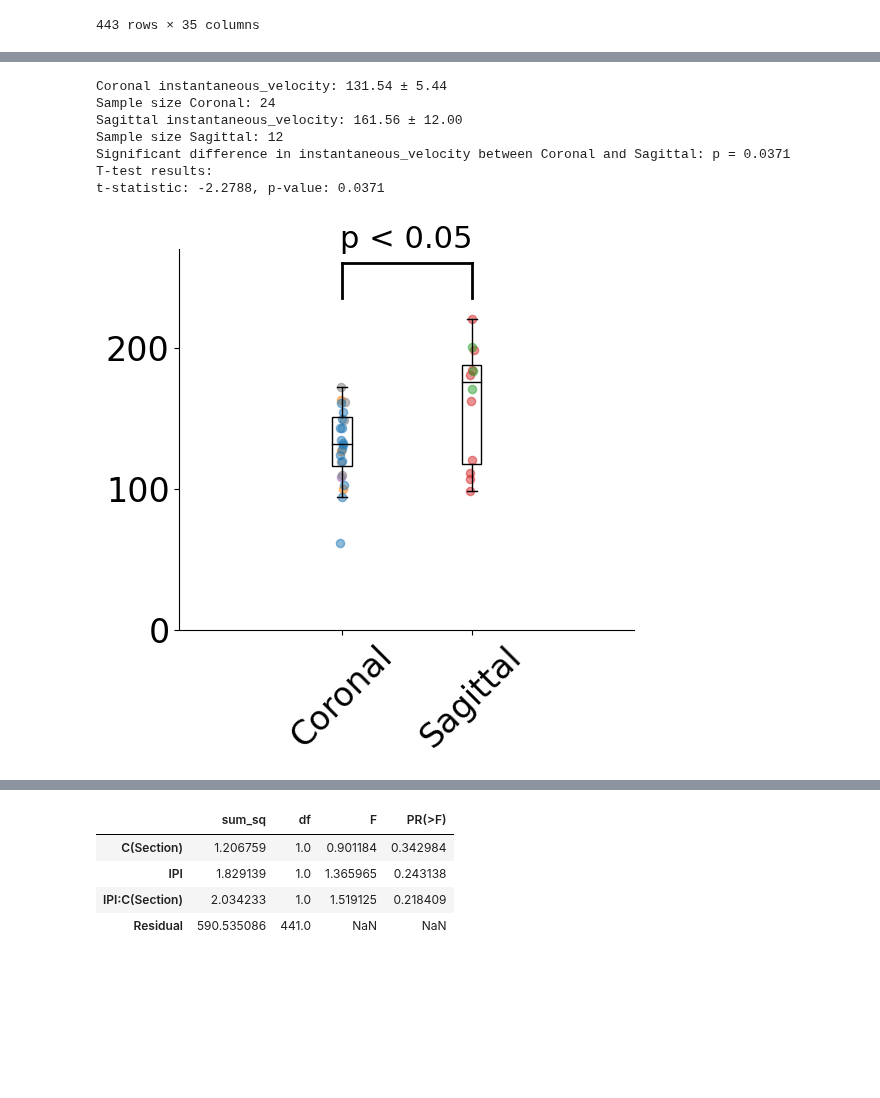
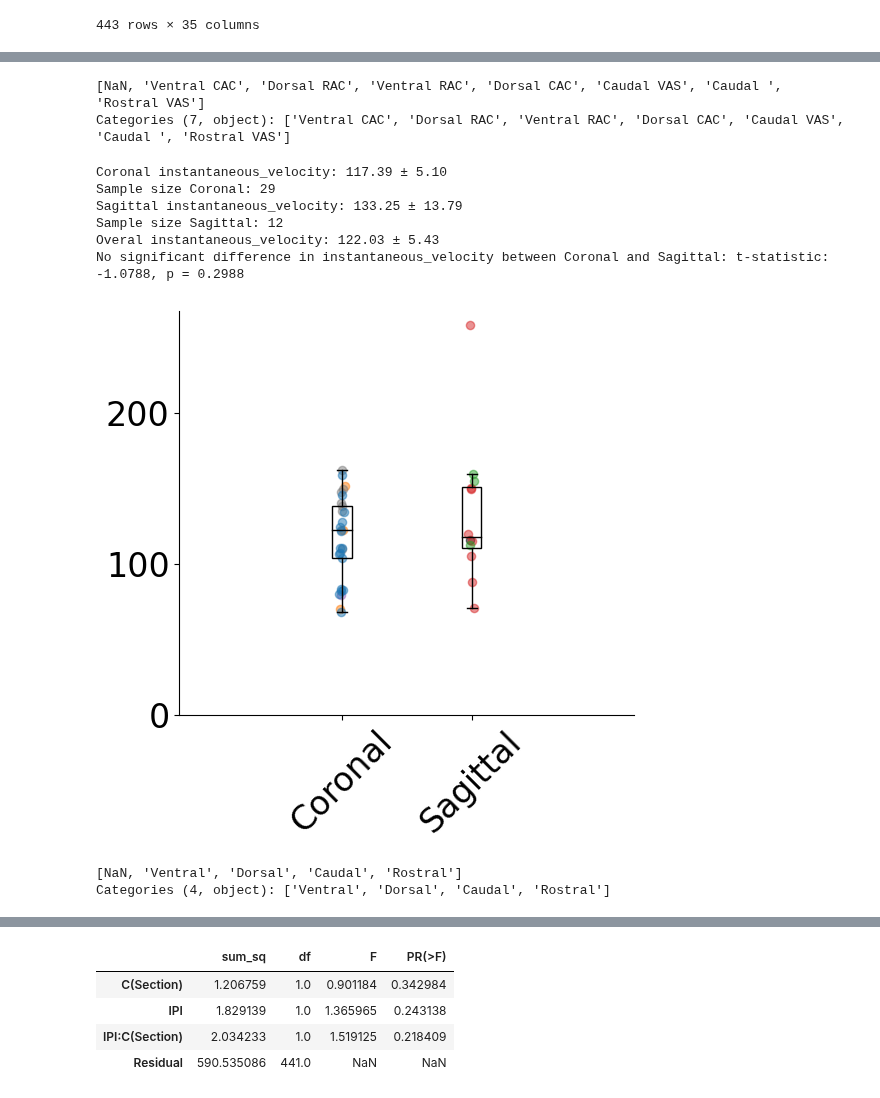
Before and after one commit to john-judge/TSM-to-ZDA, a Jupyter notebook: PPR_scnn1a_single_Apr2025.ipynb, the cells around one changed output, grey strips where cells are left out. Saved outputs shown, nothing was run; the diff lists cells and outputs as text; code cells hidden in the pictures; blank space fills up the shorter version.

```diff
--- a/PPR_scnn1a_single_Apr2025.ipynb
+++ b/PPR_scnn1a_single_Apr2025.ipynb
@@ -429,11 +432,10 @@ barrel_df
 439 rows × 29 columns
 # %%
 # read in final ladder velocities as well 'export_summary_final_velocity_ladders.csv'
-ladder_df = 'C:/Users/jjudge3/Desktop/Data/crossing_PPR/export_summary_final_velocity_ladders.csv'
+ladder_df = 'C:/Users/jjudge3/Desktop/Data/crossing_PPR/export_summary_final_velocity_ladders_backup.csv'
 ladder_df = pd.read_csv(ladder_df)
 
 # only Layer == 'L4'
 ladder_df = ladder_df[ladder_df['Layer'] == 'L4']
-print(ladder_df['Medial/Lateral'].unique())
 ladder_df
 # %% [output]
@@ -1065,6 +1141,8 @@ for metric in ['instantaneous_velocity', ]:
         barrel_type_lumped = barrel_type.split(' ')[0]  # get the first part of the barrel type
         df = ladder_df.copy()
         df = df[df['Detailed_Section'] == barrel_type]
+        print(df['instantaneous_velocity'], df)
+
         # if halfwidth, only positive values. If latency, only positive values < 20
         if metric == 'latency':
             df = df[df[metric] < 20]
@@ -1137,6 +1215,13 @@ for metric in ['instantaneous_velocity', ]:
     print(f"\n\nANOVA results for {metric}:")
     print(anova_results)
 
+    # Tukey's HSD test for post-hoc analysis
+    clean_tukey_df = anova_df.filter(items=[metric, 'Barrel_Type']).dropna()
+    tukey = pairwise_tukeyhsd(endog=clean_tukey_df[metric],
+                                 groups=clean_tukey_df['Barrel_Type'],
+                                    alpha=0.05)
+    print("\nTukey's HSD test results:")
+    print(tukey)
 
     # significance testing
     next_bar = 0
@@ -1221,3 +1306,8 @@ t-statistic: 5.0429, p-value: 0.0060
+# %%
+ladder_df['Detailed_Section'].unique()
+# %% [output]
+[NaN, 'Ventral CAC', 'Dorsal RAC', 'Ventral RAC', 'Dorsal CAC', 'Caudal VAS', 'Caudal ', 'Rostral VAS']
+Categories (7, object): ['Ventral CAC', 'Dorsal RAC', 'Ventral RAC', 'Dorsal CAC', 'Caudal VAS', 'Caudal ', 'Rostral VAS']
 # %%
 # hw, lat, and amp between rostral and caudal barrels (Sagittal), medial and lateral barrels (Coronal), and coronal and sagittal sections
 # use only pulse 1 data and exclude is_single_pulse_control = 1
@@ -1233,7 +1323,7 @@ section_colors = {
     'Coronal': 'tab:blue',
     'Sagittal': 'red',
 }
-
+outlier_lim = 700
 
 # don't use seaborn, use matplotlib
 # and plot only positive values
@@ -1253,8 +1343,8 @@ for metric in ['instantaneous_velocity', ]:
         if metric == 'latency':
             df = df[df[metric] < 20]
         if metric == 'instantaneous_velocity':
-            # outliers are values > 300
-            df = df[(df[metric] < 500) & (df[metric] > 50)]
+            # outliers
+            df = df[(df[metric] < outlier_lim)]
 
         df = df[df[metric] > 0]
 
@@ -1280,8 +1370,8 @@ for metric in ['instantaneous_velocity', ]:
         if metric == 'latency':
             df = df[df[metric] < 20]
         if metric == 'instantaneous_velocity':
-            # outliers are values > 300
-            df = df[(df[metric] < 500) & (df[metric] > 50)]
+            # outliers
+            df = df[(df[metric] < outlier_lim)]
         df = df[df[metric] > 0]
 
         # group by date, slice, and location
@@ -1306,6 +1396,14 @@ for metric in ['instantaneous_velocity', ]:
             grouped_dfs[metric] = {}
         grouped_dfs[metric][section] = df_grouped
 
+    df = ladder_df.copy()
+    df = df[(df[metric] < outlier_lim)]
+    df = df[df[metric] > 0]
+    #filter nan
+    df = df[df[metric].notna()]
+    df = df.groupby(['Date', 'Slice', 'Location']).mean().reset_index()
+    print(f"Overal {metric}: {df[metric].mean():.2f} ± {sem(df[metric]):.2f}")
+
     # significance testing
     next_bar = 0
     section_t = all_barrel_df['Section'].cat.categories
@@ -1320,6 +1418,7 @@ for metric in ['instantaneous_velocity', ]:
                 print(f"Significant difference in {metric} between {barrel_type1} and {barrel_type2}: p = {ttest_result.pvalue:.4f}")
                 print("T-test results:")
                 print(f"t-statistic: {ttest_result.statistic:.4f}, p-value: {ttest_result.pvalue:.4f}")
+
                 # add p < 0.05 label to the plot above the bars
                 y_space = max(df1[metric].mean(), df2[metric].mean()) + 75 + next_bar
                 x_space1 = 1 + sections.index(barrel_type1)
@@ -1334,42 +1433,48 @@ for metric in ['instantaneous_velocity', ]:
                 plt.plot([x_space2, x_space2], [y_space * 1.1, y_space * 0.995], color='black', linewidth=2)
                 next_bar += 1
             else:
-                print(f"No significant difference in {metric} between {barrel_type1} and {barrel_type2}: p = {ttest_result.pvalue:.4f}")
+                print(f"No significant difference in {metric} between {barrel_type1} and {barrel_type2}: t-statistic: {ttest_result.statistic:.4f}, p = {ttest_result.pvalue:.4f}")
+    # mean +/- sem over all velocities
+
 
     if metric == 'halfwidth':
         # place the legend to the left of the plot
         plt.yticks([0, 10, 20,  30], fontsize=40)
         plt.ylim(0, 30)
         plt.ylabel('Half-width (ms)', fontsize=40, labelpad=20)
     elif metric == 'latency':
         plt.legend(handles=handles, loc='lower left', fontsize=22, ncol=2)
 
         plt.ylabel('Latency (ms)', fontsize=40, labelpad=20)
         plt.yticks([0, 2, 4, 6, 8], fontsize=40)
         plt.ylim(0, 8)
     elif metric == 'instantaneous_velocity':
         #plt.ylabel(r'Within-Barrel Speed ($\mu$m/ms)', fontsize=40, labelpad=20)
         plt.yticks([0,  100,  200], fontsize=24)
         #plt.ylim(0, 200)
 
     plt.xticks([i for i in range(1,3)], sections, fontsize=24, rotation=45)
     #plt.xticks([0.25, 0.5, 0.75, 1], ['Rostral', 'Caudal', 'Medial', 'Lateral'], fontsize=24)
     plt.xlim(-.25, 3.25)
     plt.tight_layout()
 
 
     # set spines to be invisible
     plt.gca().spines['right'].set_visible(False)
     plt.gca().spines['top'].set_visible(False)
 
     plt.savefig(output_fig_dir + 'coronal_sagittal_barrels_' + metric + '.png', dpi=300, bbox_inches='tight')
     plt.show()
 # %% [output]
-Coronal instantaneous_velocity: 131.54 ± 5.44
-Sample size Coronal: 24
-Sagittal instantaneous_velocity: 161.56 ± 12.00
+Coronal instantaneous_velocity: 117.39 ± 5.10
+Sample size Coronal: 29
+Sagittal instantaneous_velocity: 133.25 ± 13.79
 Sample size Sagittal: 12
-Significant difference in instantaneous_velocity between Coronal and Sagittal: p = 0.0371
-T-test results:
-t-statistic: -2.2788, p-value: 0.0371
+Overal instantaneous_velocity: 122.03 ± 5.43
+No significant difference in instantaneous_velocity between Coronal and Sagittal: t-statistic: -1.0788, p = 0.2988
-[figure, old version]
+[figure, new version]
+# %%
+ladder_df['Barrel_Type'].unique()
+# %% [output]
+[NaN, 'Ventral', 'Dorsal', 'Caudal', 'Rostral']
+Categories (4, object): ['Ventral', 'Dorsal', 'Caudal', 'Rostral']
```
Also changed, not shown: parts of 19 cells of this notebook, 3 other files.
